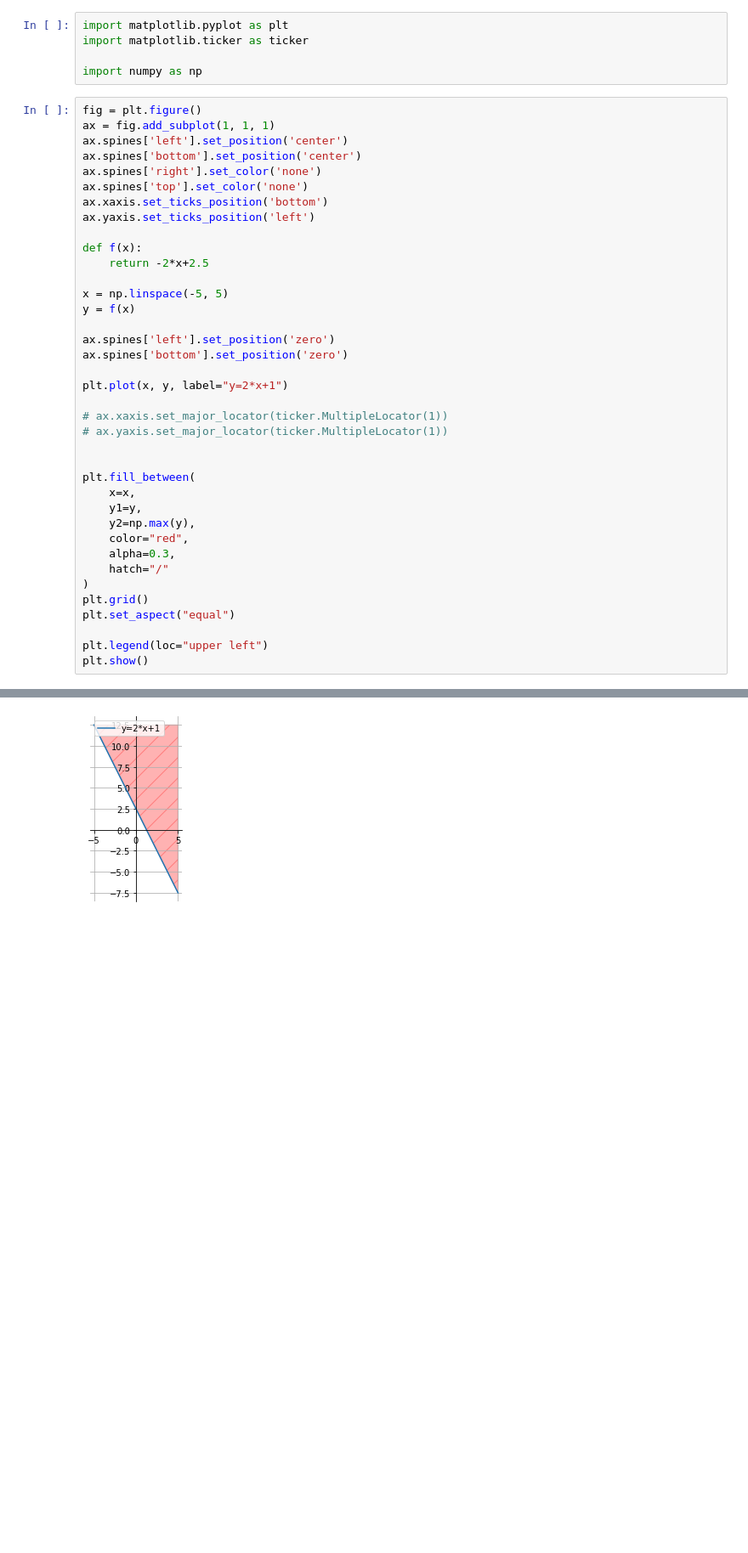
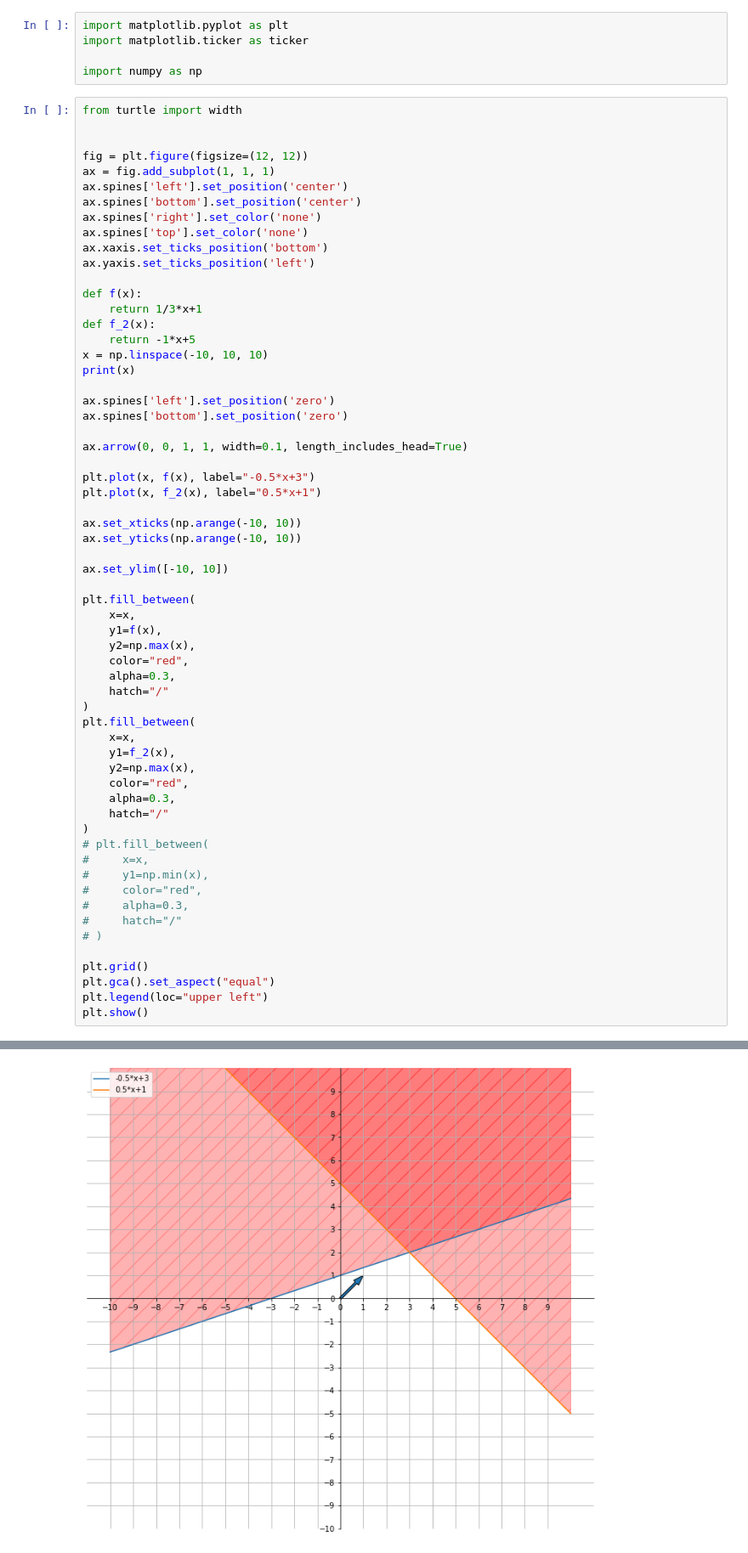
Before and after one commit to metalluca/graph_calc, a Jupyter notebook: dev.ipynb, the cells around one changed output, grey strips where cells are left out. Shown at 85% size. Saved outputs shown, nothing was run; the diff lists cells and outputs as text; blank space fills up the shorter version.

```diff
--- a/dev.ipynb
+++ b/dev.ipynb
@@ -13,7 +13,10 @@ import matplotlib.ticker as ticker
 
 import numpy as np
 # %%
-fig = plt.figure()
+from turtle import width
+
+
+fig = plt.figure(figsize=(12, 12))
 ax = fig.add_subplot(1, 1, 1)
 ax.spines['left'].set_position('center')
 ax.spines['bottom'].set_position('center')
@@ -23,31 +26,51 @@ ax.xaxis.set_ticks_position('bottom')
 ax.yaxis.set_ticks_position('left')
 
 def f(x):
-    return -2*x+2.5
-
-x = np.linspace(-5, 5)
-y = f(x)
+    return 1/3*x+1
+def f_2(x):
+    return -1*x+5
+x = np.linspace(-10, 10, 10)
+print(x)
 
 ax.spines['left'].set_position('zero')
 ax.spines['bottom'].set_position('zero')
 
-plt.plot(x, y, label="y=2*x+1")
+ax.arrow(0, 0, 1, 1, width=0.1, length_includes_head=True)
 
-# ax.xaxis.set_major_locator(ticker.MultipleLocator(1))
-# ax.yaxis.set_major_locator(ticker.MultipleLocator(1))
+plt.plot(x, f(x), label="-0.5*x+3")
+plt.plot(x, f_2(x), label="0.5*x+1")
 
+ax.set_xticks(np.arange(-10, 10))
+ax.set_yticks(np.arange(-10, 10))
+
+ax.set_ylim([-10, 10])
 
 plt.fill_between(
     x=x,
-    y1=y,
-    y2=np.max(y),
+    y1=f(x),
+    y2=np.max(x),
     color="red",
     alpha=0.3,
     hatch="/"
 )
+plt.fill_between(
+    x=x,
+    y1=f_2(x),
+    y2=np.max(x),
+    color="red",
+    alpha=0.3,
+    hatch="/"
+)
+# plt.fill_between(
+#     x=x,
+#     y1=np.min(x),
+#     color="red",
+#     alpha=0.3,
+#     hatch="/"
+# )
+
 plt.grid()
-plt.set_aspect("equal")
-
+plt.gca().set_aspect("equal")
 plt.legend(loc="upper left")
 plt.show()
 # %% [output]
@@ -54 +79 @@ plt.show()
-[figure, old version]
+[figure, new version]
```
Also changed, not shown: parts of 5 cells of this notebook, 1 other file.
